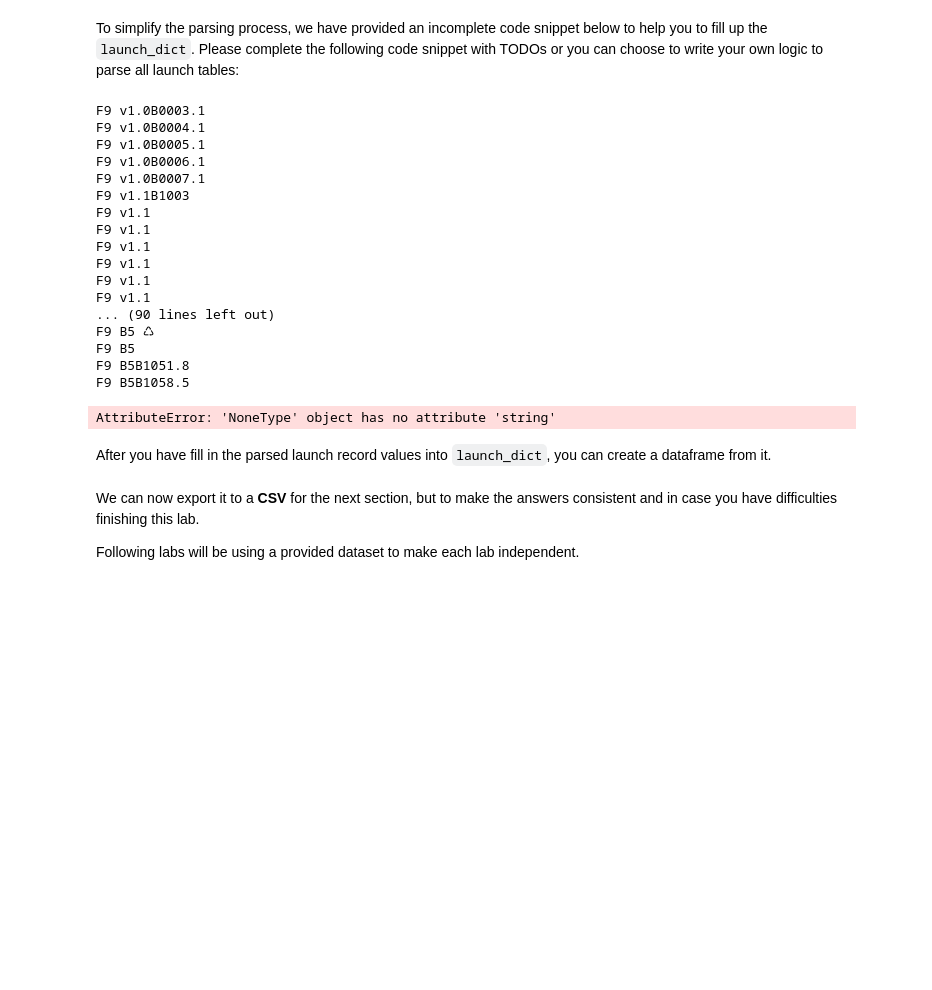
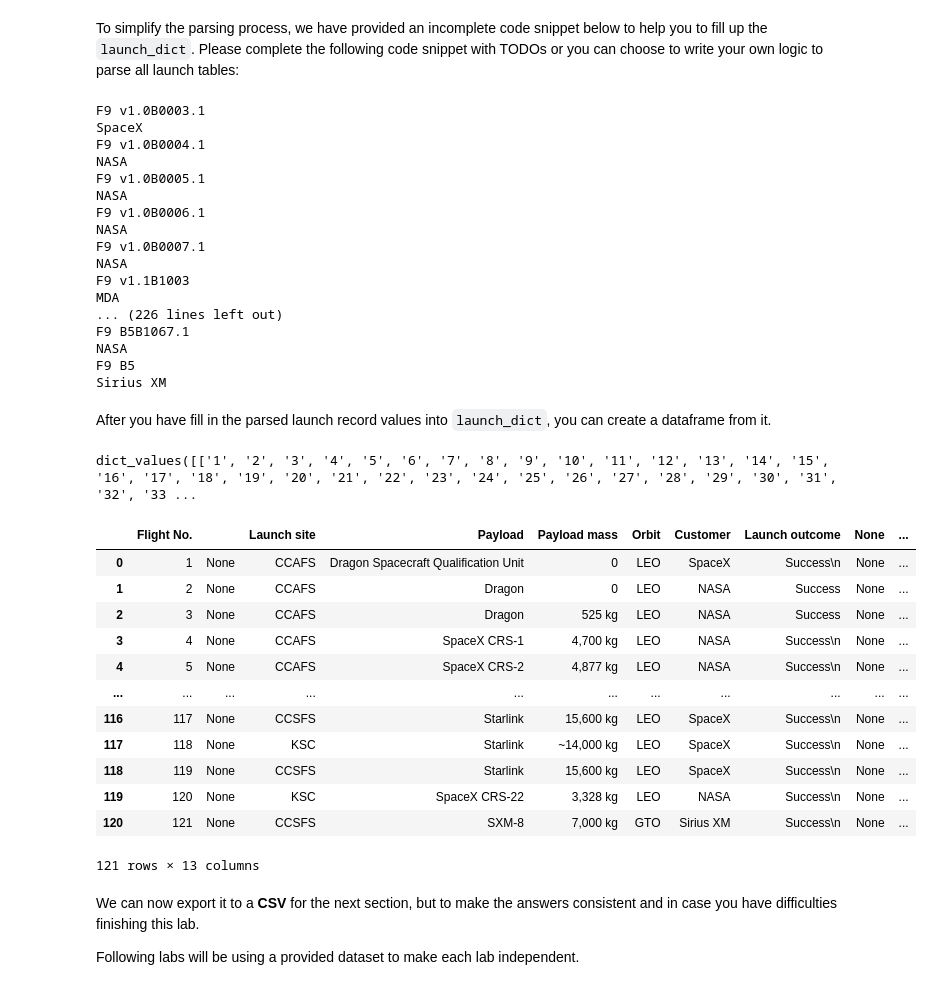
Before and after one commit to trivedihoney/IBM-DS-Project, a Jupyter notebook: IBM FINAL 2.ipynb, the cells around one changed output. Saved outputs shown, nothing was run; the diff lists cells and outputs as text; code cells hidden in the pictures; blank space fills up the shorter version.

```diff
--- a/IBM FINAL 2.ipynb
+++ b/IBM FINAL 2.ipynb
@@ -254,23 +254,25 @@ for table_number,table in enumerate(soup.find_all('table',"wikitable plainrowhea
         if flag:
             extracted_row += 1
             # Flight Number value
-            # TODO: Append the flight_number into launch_dict with key `Flight No.`
+            launch_dict["Flight No."].append(flight_number)
             #print(flight_number)
             datatimelist=date_time(row[0])
 
             # Date value
-            # TODO: Append the date into launch_dict with key `Date`
+
             date = datatimelist[0].strip(',')
+            launch_dict["Date"].append(date)
             #print(date)
 
             # Time value
-            # TODO: Append the time into launch_dict with key `Time`
             time = datatimelist[1]
+            launch_dict['Time'].append(time)
             #print(time)
 
             # Booster version
             # TODO: Append the bv into launch_dict with key `Version Booster`
             bv=booster_version(row[1])
+            launch_dict['Version Booster'].append(bv)
             if not(bv):
                 bv=row[1].a.string
             print(bv)
@@ -278,60 +280,89 @@ for table_number,table in enumerate(soup.find_all('table',"wikitable plainrowhea
             # Launch Site
             # TODO: Append the bv into launch_dict with key `Launch Site`
             launch_site = row[2].a.string
+            launch_dict['Launch site'].append(launch_site)
             #print(launch_site)
 
             # Payload
             # TODO: Append the payload into launch_dict with key `Payload`
             payload = row[3].a.string
+            launch_dict['Payload'].append(payload)
             #print(payload)
 
             # Payload Mass
             # TODO: Append the payload_mass into launch_dict with key `Payload mass`
             payload_mass = get_mass(row[4])
+            launch_dict['Payload mass'].append(payload_mass)
             #print(payload)
 
             # Orbit
             # TODO: Append the orbit into launch_dict with key `Orbit`
             orbit = row[5].a.string
+            launch_dict['Orbit'].append(orbit)
             #print(orbit)
 
             # Customer
             # TODO: Append the customer into launch_dict with key `Customer`
-            customer = row[6].a.string
-            #print(customer)
+            if row[6].a is None:
+                customer = ""
+            else:
+                customer = row[6].a.string
+
+            launch_dict['Customer'].append(customer)
+            print(customer)
 
             # Launch outcome
             # TODO: Append the launch_outcome into launch_dict with key `Launch outcome`
             launch_outcome = list(row[7].strings)[0]
+            launch_dict['Launch outcome'].append(launch_outcome)
             #print(launch_outcome)
 
             # Booster landing
             # TODO: Append the launch_outcome into launch_dict with key `Booster landing`
             booster_landing = landing_status(row[8])
+            launch_dict['Booster landing'].append(booster_landing)
             #print(booster_landing)
 # %% [output]
 F9 v1.0B0003.1
+SpaceX
 F9 v1.0B0004.1
+NASA
 F9 v1.0B0005.1
+NASA
 F9 v1.0B0006.1
+NASA
 F9 v1.0B0007.1
+NASA
 F9 v1.1B1003
-F9 v1.1
-F9 v1.1
-F9 v1.1
-F9 v1.1
-F9 v1.1
-F9 v1.1
-... (90 lines left out)
-F9 B5 ♺
+MDA
+... (226 lines left out)
+F9 B5B1067.1
+NASA
 F9 B5
-F9 B5B1051.8
-F9 B5B1058.5
+Sirius XM
-AttributeError: 'NoneType' object has no attribute 'string'
 # %% [markdown]
 After you have fill in the parsed launch record values into `launch_dict`, you can create a dataframe from it.
+# %%
+launch_dict.values()
+# %% [output]
+dict_values([['1', '2', '3', '4', '5', '6', '7', '8', '9', '10', '11', '12', '13', '14', '15', '16', '17', '18', '19', '20', '21', '22', '23', '24', '25', '26', '27', '28', '29', '30', '31', '32', '33 ...
 # %%
 df=pd.DataFrame(launch_dict)
+df
+# %% [output]
+|  | Flight No. |  | Launch site | Payload | Payload mass | Orbit | Customer | Launch outcome | None | ... |
+| 0 | 1 | None | CCAFS | Dragon Spacecraft Qualification Unit | 0 | LEO | SpaceX | Success\n | None | ... |
+| 1 | 2 | None | CCAFS | Dragon | 0 | LEO | NASA | Success | None | ... |
+| 2 | 3 | None | CCAFS | Dragon | 525 kg | LEO | NASA | Success | None | ... |
+| 3 | 4 | None | CCAFS | SpaceX CRS-1 | 4,700 kg | LEO | NASA | Success\n | None | ... |
+| 4 | 5 | None | CCAFS | SpaceX CRS-2 | 4,877 kg | LEO | NASA | Success\n | None | ... |
+| ... | ... | ... | ... | ... | ... | ... | ... | ... | ... | ... |
+| 116 | 117 | None | CCSFS | Starlink | 15,600 kg | LEO | SpaceX | Success\n | None | ... |
+| 117 | 118 | None | KSC | Starlink | ~14,000 kg | LEO | SpaceX | Success\n | None | ... |
+| 118 | 119 | None | CCSFS | Starlink | 15,600 kg | LEO | SpaceX | Success\n | None | ... |
+| 119 | 120 | None | KSC | SpaceX CRS-22 | 3,328 kg | LEO | NASA | Success\n | None | ... |
+| 120 | 121 | None | CCSFS | SXM-8 | 7,000 kg | GTO | Sirius XM | Success\n | None | ... |
+121 rows × 13 columns
 # %% [markdown]
 We can now export it to a <b>CSV</b> for the next section, but to make the answers consistent and in case you have difficulties finishing this lab.
 
```
